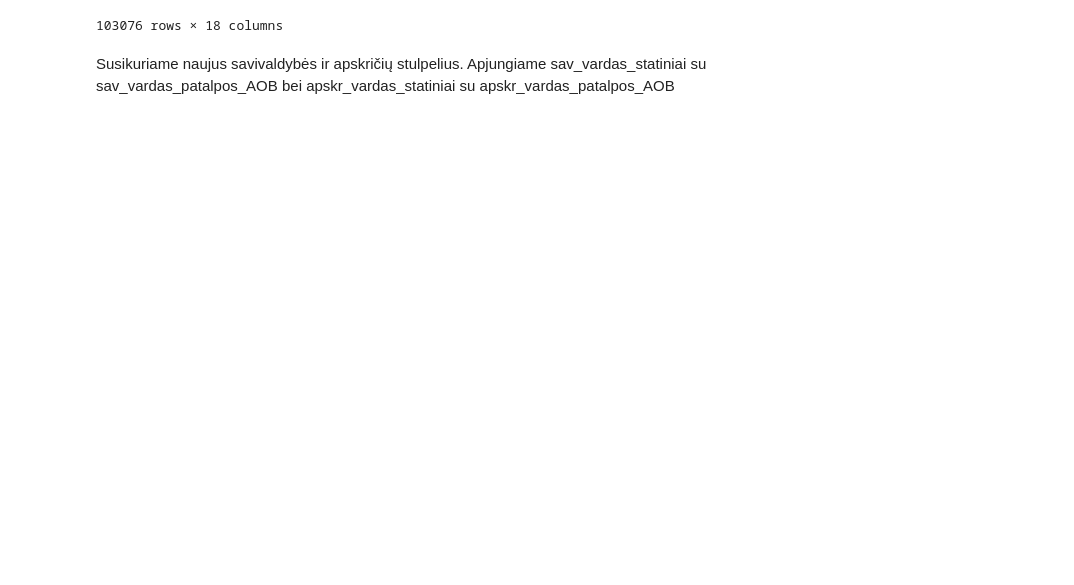
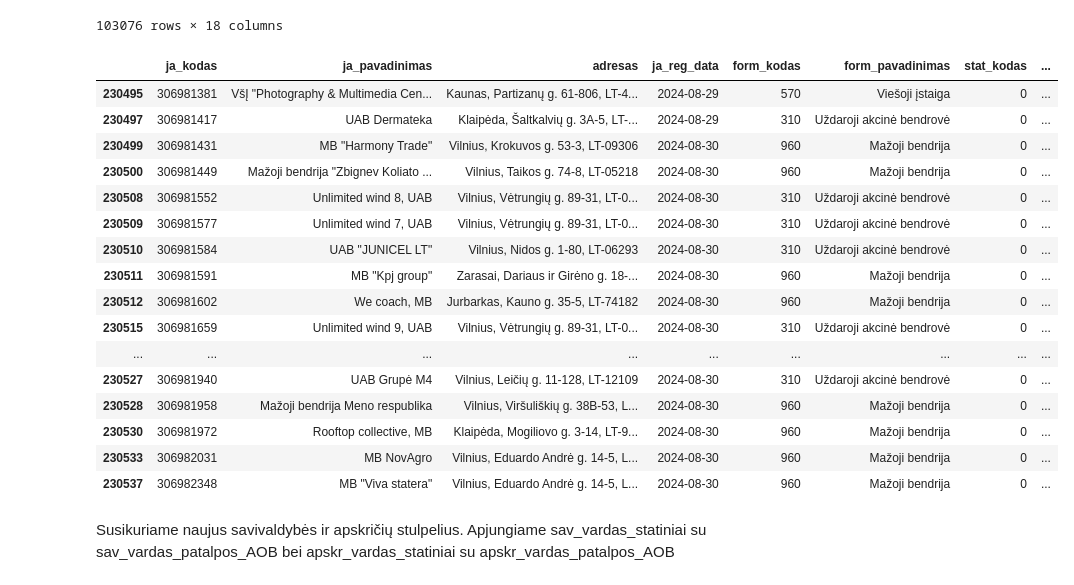
Before and after one commit to Aleksejuss/Registru_centras, a Jupyter notebook: Analysis.ipynb, the cells around one changed output. Cells and saved outputs as stored; diff of their text form; code cells hidden in the pictures; blank space fills up the shorter version.

```diff
--- a/Analysis.ipynb
+++ b/Analysis.ipynb
@@ -1141,6 +1141,26 @@ JAR_adres3[(JAR_adres3["sav_vardas_patalpos_PAT"].notnull()) & (JAR_adres2["sav_
 | 230533 | 306982031 | MB NovAgro | Vilnius, Eduardo Andrė g. 14-5, L... | 2024-08-30 | 960 | Mažoji bendrija | 0 | ... |
 | 230537 | 306982348 | MB "Viva statera" | Vilnius, Eduardo Andrė g. 14-5, L... | 2024-08-30 | 960 | Mažoji bendrija | 0 | ... |
 103076 rows × 18 columns
+# %%
+JAR_adres3[(JAR_adres3["sav_vardas_patalpos_PAT"].notnull()) & (JAR_adres2["sav_vardas_statiniai"].isnull())].tail(20)
+# %% [output]
+|  | ja_kodas | ja_pavadinimas | adresas | ja_reg_data | form_kodas | form_pavadinimas | stat_kodas | ... |
+| 230495 | 306981381 | VšĮ "Photography & Multimedia Cen... | Kaunas, Partizanų g. 61-806, LT-4... | 2024-08-29 | 570 | Viešoji įstaiga | 0 | ... |
+| 230497 | 306981417 | UAB Dermateka | Klaipėda, Šaltkalvių g. 3A-5, LT-... | 2024-08-29 | 310 | Uždaroji akcinė bendrovė | 0 | ... |
+| 230499 | 306981431 | MB "Harmony Trade" | Vilnius, Krokuvos g. 53-3, LT-09306 | 2024-08-30 | 960 | Mažoji bendrija | 0 | ... |
+| 230500 | 306981449 | Mažoji bendrija "Zbignev Koliato ... | Vilnius, Taikos g. 74-8, LT-05218 | 2024-08-30 | 960 | Mažoji bendrija | 0 | ... |
+| 230508 | 306981552 | Unlimited wind 8, UAB | Vilnius, Vėtrungių g. 89-31, LT-0... | 2024-08-30 | 310 | Uždaroji akcinė bendrovė | 0 | ... |
+| 230509 | 306981577 | Unlimited wind 7, UAB | Vilnius, Vėtrungių g. 89-31, LT-0... | 2024-08-30 | 310 | Uždaroji akcinė bendrovė | 0 | ... |
+| 230510 | 306981584 | UAB "JUNICEL LT" | Vilnius, Nidos g. 1-80, LT-06293 | 2024-08-30 | 310 | Uždaroji akcinė bendrovė | 0 | ... |
+| 230511 | 306981591 | MB "Kpj group" | Zarasai, Dariaus ir Girėno g. 18-... | 2024-08-30 | 960 | Mažoji bendrija | 0 | ... |
+| 230512 | 306981602 | We coach, MB | Jurbarkas, Kauno g. 35-5, LT-74182 | 2024-08-30 | 960 | Mažoji bendrija | 0 | ... |
+| 230515 | 306981659 | Unlimited wind 9, UAB | Vilnius, Vėtrungių g. 89-31, LT-0... | 2024-08-30 | 310 | Uždaroji akcinė bendrovė | 0 | ... |
+| ... | ... | ... | ... | ... | ... | ... | ... | ... |
+| 230527 | 306981940 | UAB Grupė M4 | Vilnius, Leičių g. 11-128, LT-12109 | 2024-08-30 | 310 | Uždaroji akcinė bendrovė | 0 | ... |
+| 230528 | 306981958 | Mažoji bendrija Meno respublika | Vilnius, Viršuliškių g. 38B-53, L... | 2024-08-30 | 960 | Mažoji bendrija | 0 | ... |
+| 230530 | 306981972 | Rooftop collective, MB | Klaipėda, Mogiliovo g. 3-14, LT-9... | 2024-08-30 | 960 | Mažoji bendrija | 0 | ... |
+| 230533 | 306982031 | MB NovAgro | Vilnius, Eduardo Andrė g. 14-5, L... | 2024-08-30 | 960 | Mažoji bendrija | 0 | ... |
+| 230537 | 306982348 | MB "Viva statera" | Vilnius, Eduardo Andrė g. 14-5, L... | 2024-08-30 | 960 | Mažoji bendrija | 0 | ... |
 # %% [markdown]
 Susikuriame naujus savivaldybės ir apskričių stulpelius. Apjungiame sav_vardas_statiniai su sav_vardas_patalpos_AOB bei apskr_vardas_statiniai su apskr_vardas_patalpos_AOB
 # %%
```
Also changed, not shown: parts of 1 cell of this notebook, 2 other files.
